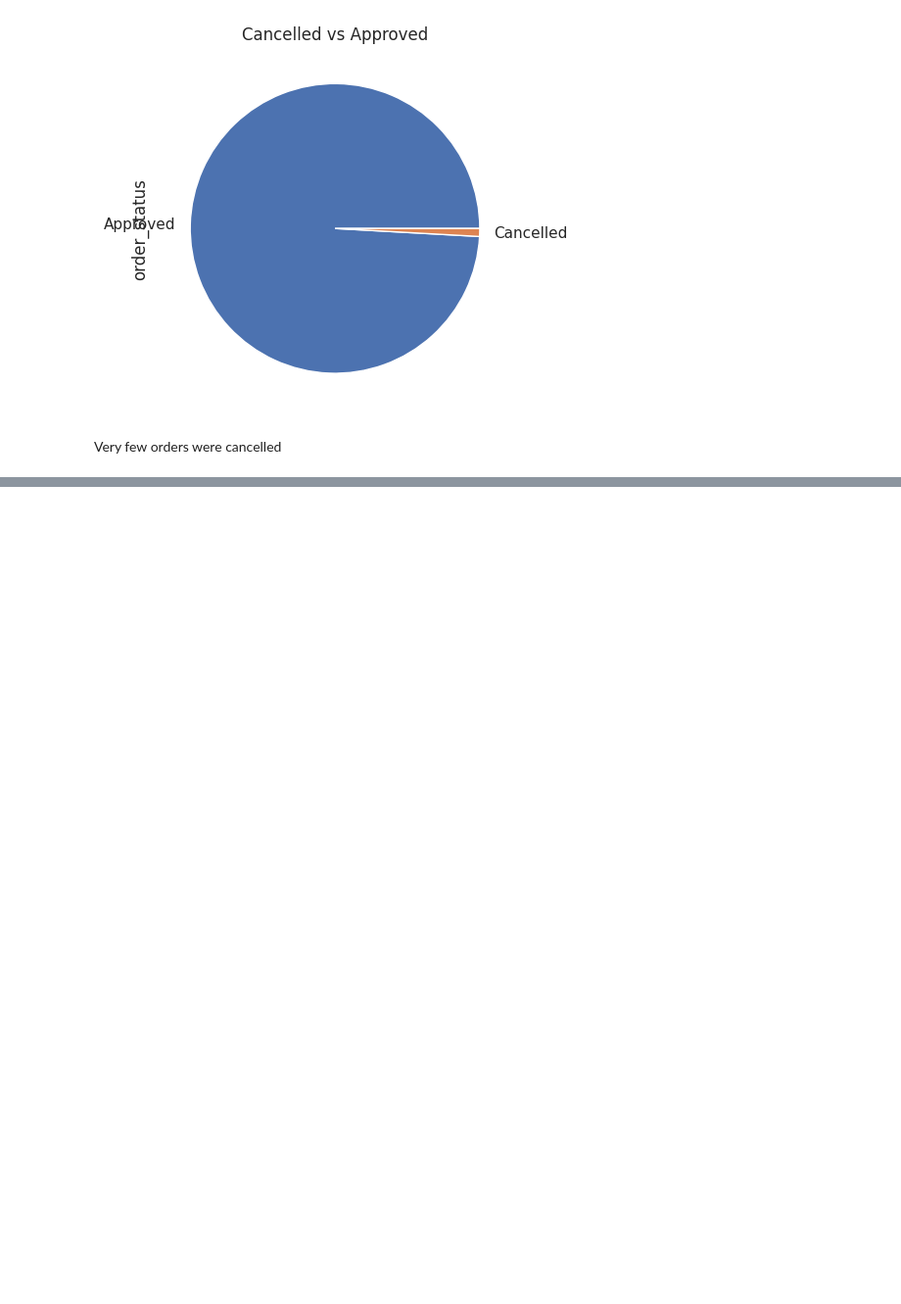
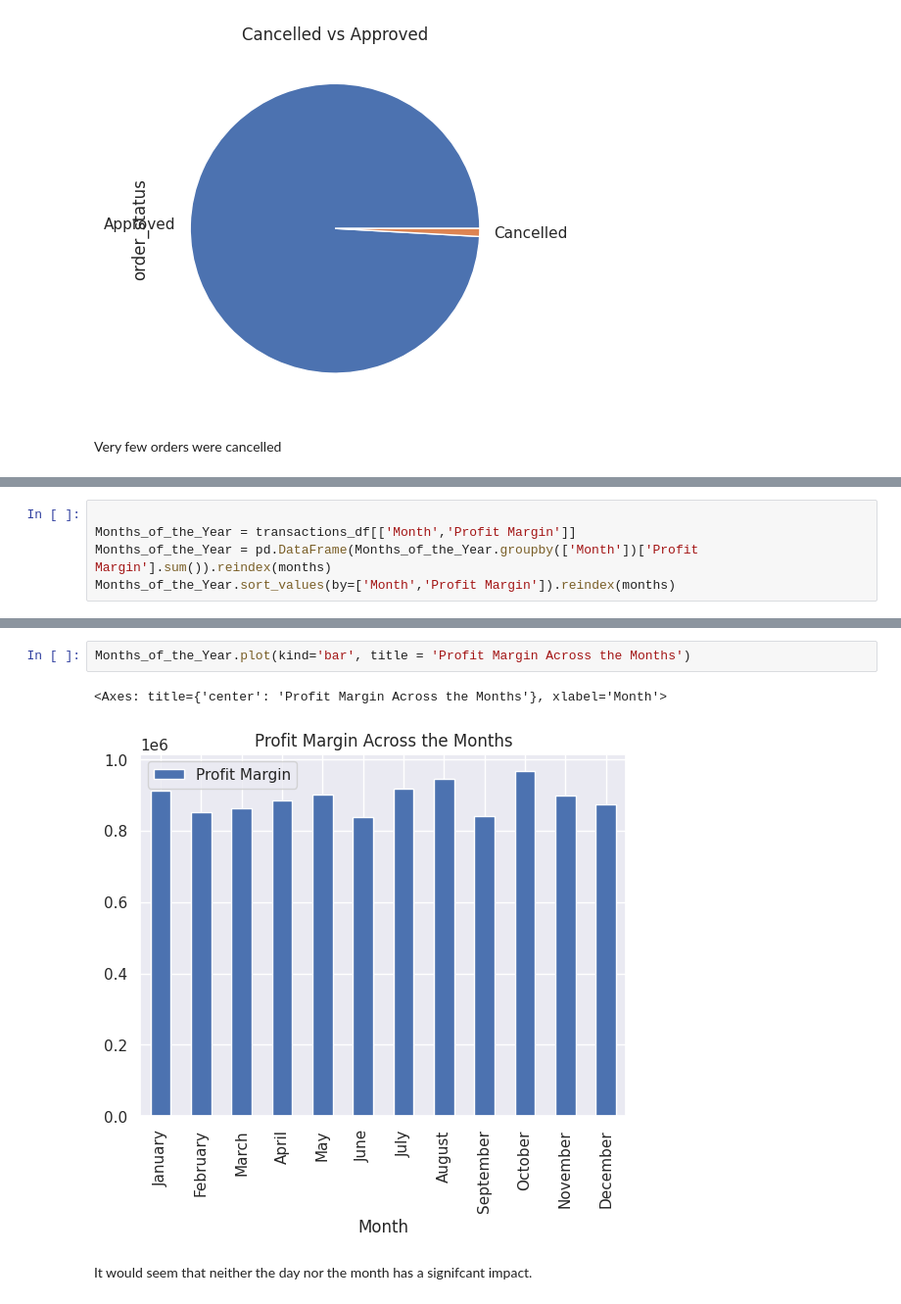
Before and after one commit to kanjamwingirwa/KPMG_AU_Virtual_Internship, a Jupyter notebook: KPMG_AU_INTERNSHIP_FINAL_PY.ipynb, the cells around one changed output, grey strips where cells are left out. Shown: that part at 98% size. Saved outputs shown, nothing was run; the diff lists cells and outputs as text; blank space fills up the shorter version.

Commit message:
Bivariate Analysis-Transactions Table

```diff
--- a/KPMG_AU_INTERNSHIP_FINAL_PY.ipynb
+++ b/KPMG_AU_INTERNSHIP_FINAL_PY.ipynb
@@ -602,0 +652,5 @@ Very few orders were cancelled
+# %%
+
+Months_of_the_Year = transactions_df[['Month','Profit Margin']]
+Months_of_the_Year = pd.DataFrame(Months_of_the_Year.groupby(['Month'])['Profit Margin'].sum()).reindex(months)
+Months_of_the_Year.sort_values(by=['Month','Profit Margin']).reindex(months)
@@ -602,0 +672,7 @@ Very few orders were cancelled
+# %%
+Months_of_the_Year.plot(kind='bar', title = 'Profit Margin Across the Months')
+# %% [output]
+<Axes: title={'center': 'Profit Margin Across the Months'}, xlabel='Month'>
+[figure, added]
+# %% [markdown]
+It would seem that neither the day nor the month has a signifcant impact.
```
Also changed, not shown: parts of 18 cells of this notebook.
